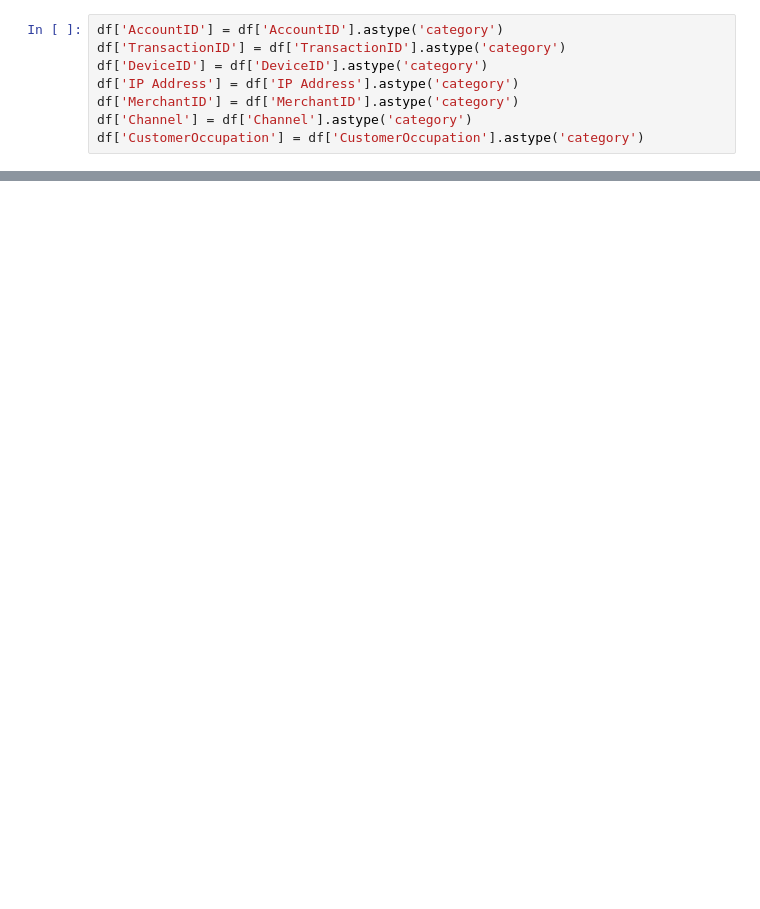
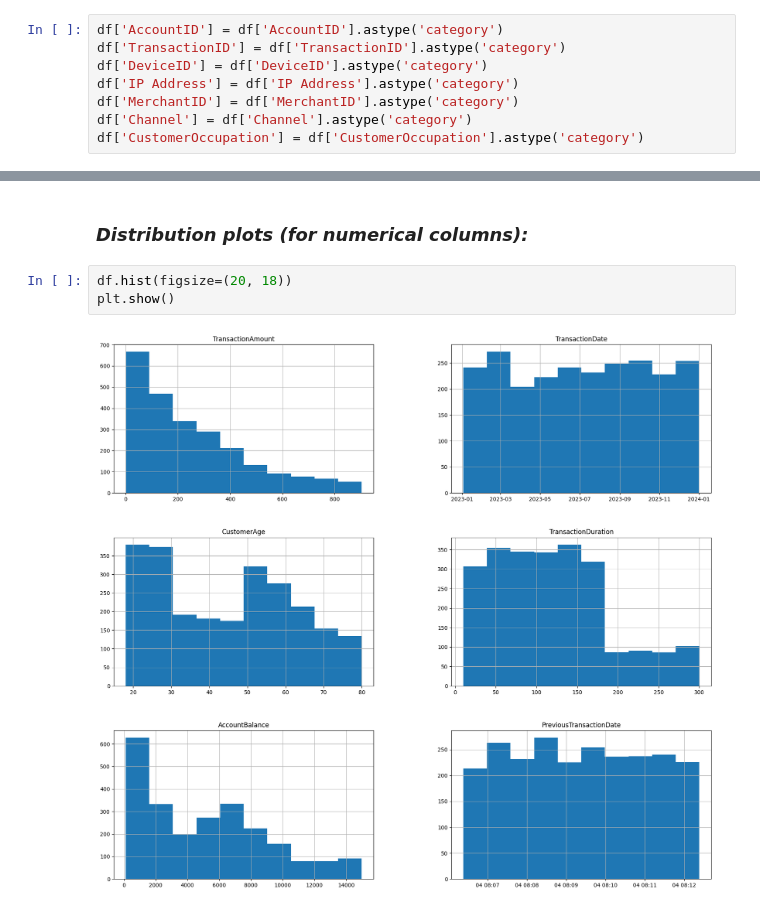
Before and after one commit to AbdessamadTzn/DSecure, a Jupyter notebook: main.ipynb, the cells around one changed output, grey strips where cells are left out. Drawn from its saved outputs; the diff is of its cells as text; blank space fills up the shorter version.

```diff
--- a/main.ipynb
+++ b/main.ipynb
@@ -154,0 +192,7 @@ NameError: name 'plt' is not defined
+# %% [markdown]
+### *Distribution plots (for numerical columns):*
+# %%
+df.hist(figsize=(20, 18))
+plt.show()
+# %% [output]
+[figure, added]
```
Also changed, not shown: parts of 33 cells of this notebook.
